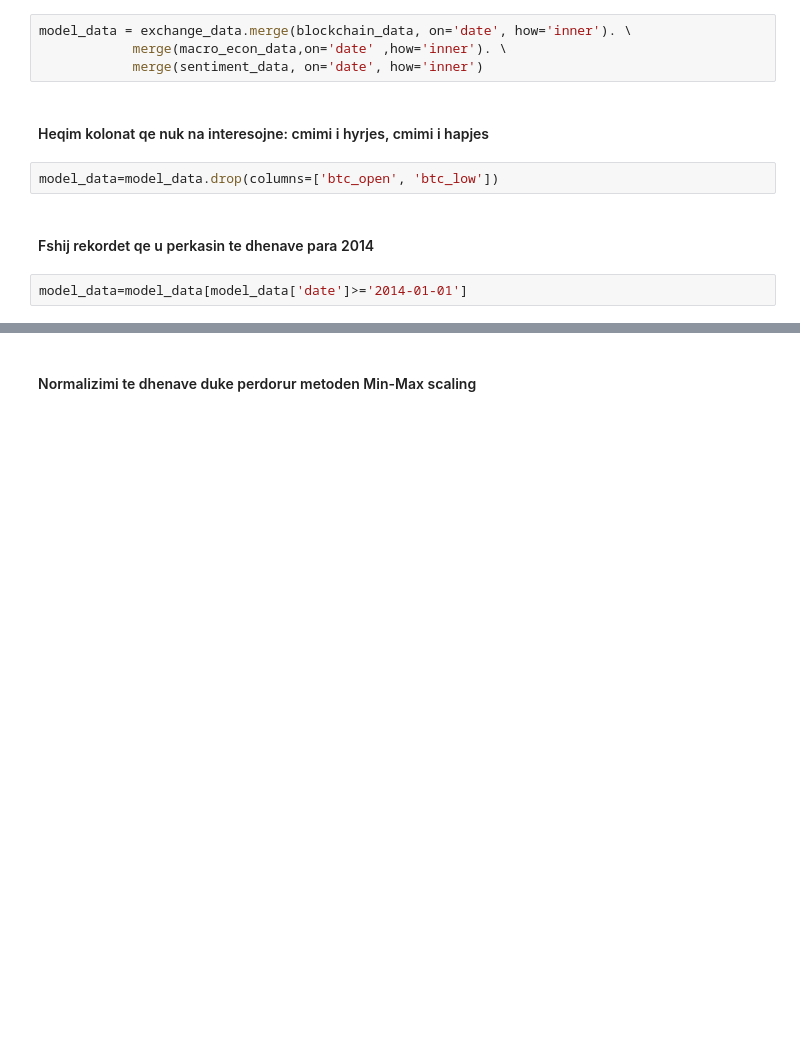
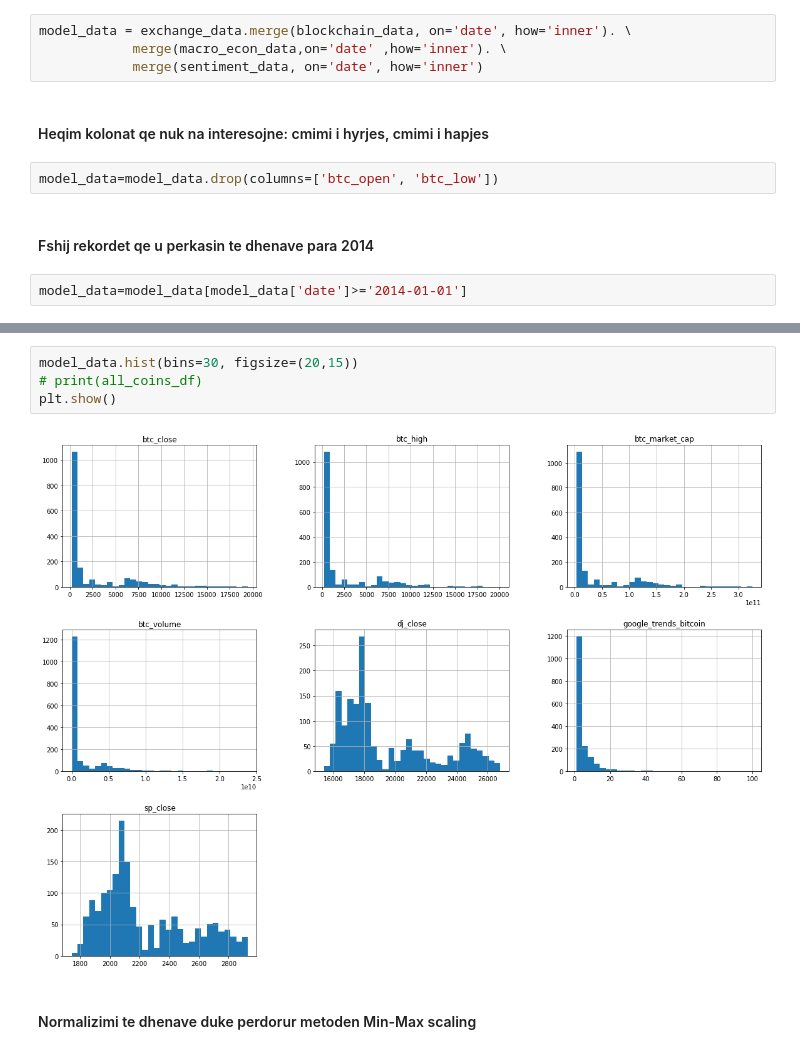
Before and after one commit to kejsiStruga/bitcoin-price-prediction, a Jupyter notebook: bitcoin_price_prediction/ngarkimi_te_dhenave.ipynb, the cells around one changed output, grey strips where cells are left out. Saved outputs shown, nothing was run; the diff lists cells and outputs as text; blank space fills up the shorter version.

```diff
--- a/bitcoin_price_prediction/ngarkimi_te_dhenave.ipynb
+++ b/bitcoin_price_prediction/ngarkimi_te_dhenave.ipynb
@@ -197,3 +289,9 @@ model_data=model_data[model_data['date']>='2014-01-01']
+# %%
+model_data.hist(bins=30, figsize=(20,15))
+# print(all_coins_df)
+plt.show()
+# %% [output]
+[figure, added]
 # %% [markdown]
 #### Normalizimi te dhenave duke perdorur metoden Min-Max scaling
 # %%
```
Also changed, not shown: parts of 9 cells of this notebook, 2 other files.
